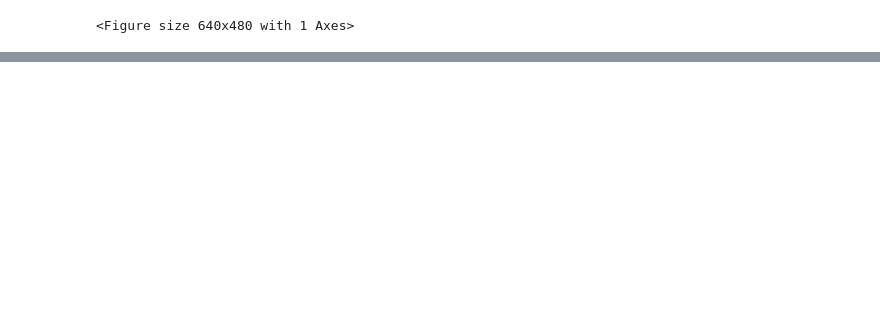
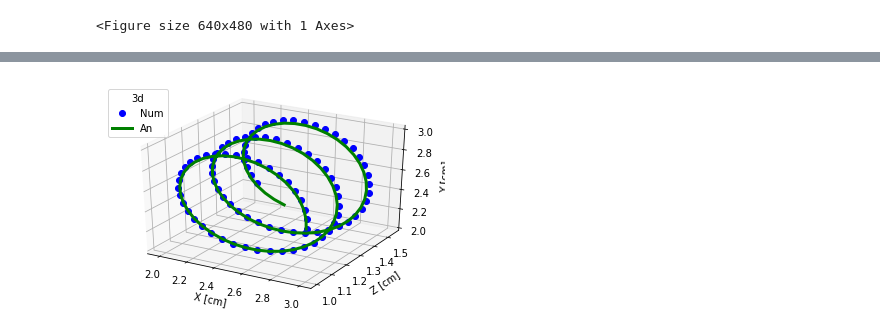
Before and after one commit to slava-bochk/ef_python, a Jupyter notebook: examples/single_particle_in_radial_electric_field/plot.ipynb, the cells around one changed output, grey strips where cells are left out. Saved outputs shown, nothing was run; the diff lists cells and outputs as text; code cells hidden in the pictures; blank space fills up the shorter version.

Commit message:
Simplify particle in radial field example, add predicted trajectory

```diff
--- a/examples/single_particle_in_radial_electric_field/plot.ipynb
+++ b/examples/single_particle_in_radial_electric_field/plot.ipynb
@@ -0,0 +1,17 @@
+# %%
+#  let's find the correct momentum for a circular orbit in XY
+from math import pi, sqrt
+
+pos_x = 3.0
+pos_y = 2.5
+charge = -4.8e-10
+mass = 9.8e-28
+momentum_y = 3.92e-19
+field_x = lambda x, y: 8 * (x - 2.5) / ( (x - 2.5)**2 + (y - 2.5)**2 )**(3/2)
+field_y = lambda x, y: 8 * (y - 2.5) / ( (x - 2.5)**2 + (y - 2.5)**2 )**(3/2)
+pot_en = lambda x, y: 8 * charge * ((x - 2.5)**2 + (y - 2.5)**2) ** (-1/2)
+orbit_radius = pos_x - 2.5
+force = abs(charge*field_x(pos_x, pos_y))
+v = sqrt(force/mass * orbit_radius)
+good_momentum = v*mass
+print(good_momentum)
@@ -176,0 +90,16 @@ main()
+# %%
+
+def plot_3d(df):
+    fig = plt.figure()
+    ax = fig.gca(projection='3d')
+    ax.plot(df.x, df.z, df.y, 'b.', markersize = 12, label = "Num")
+    ax.plot(df.an_x, df.an_z, df.an_y,  'g-', linewidth = 3, label = "An")
+    ax.set_xlabel('X [cm]')
+    ax.set_ylabel('Z [cm]')
+    ax.set_zlabel('Y [cm]')
+    plt.legend(loc = 'upper left', title="3d")
+    plt.show()
+
+plot_3d(df)
+# %% [output]
+[figure, added]
```
Also changed, not shown: parts of 8 cells of this notebook, 1 other file.
